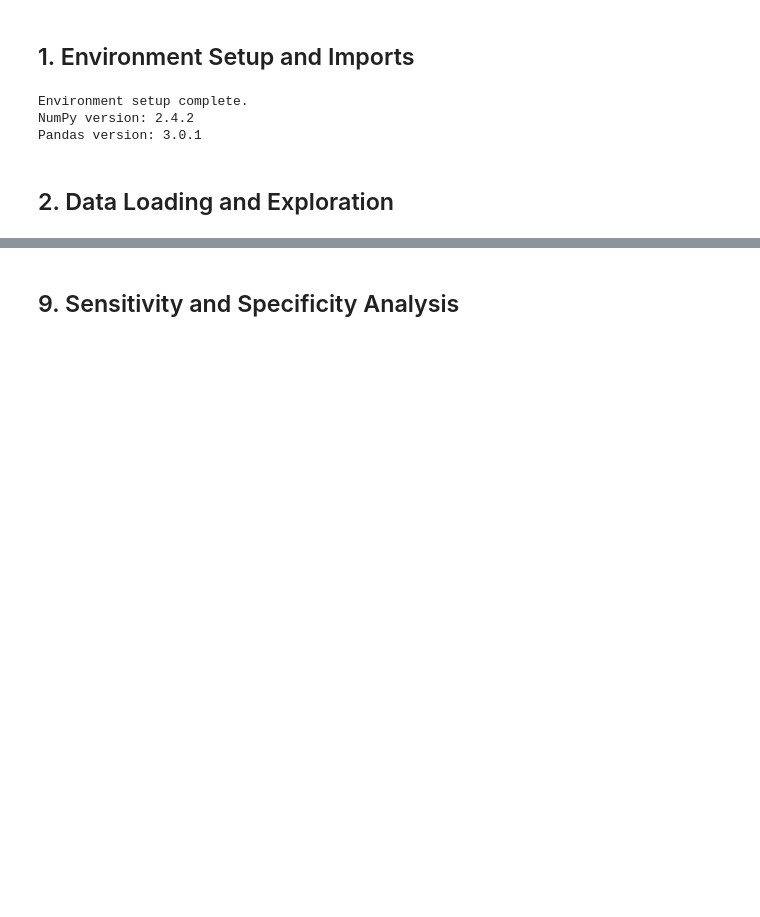
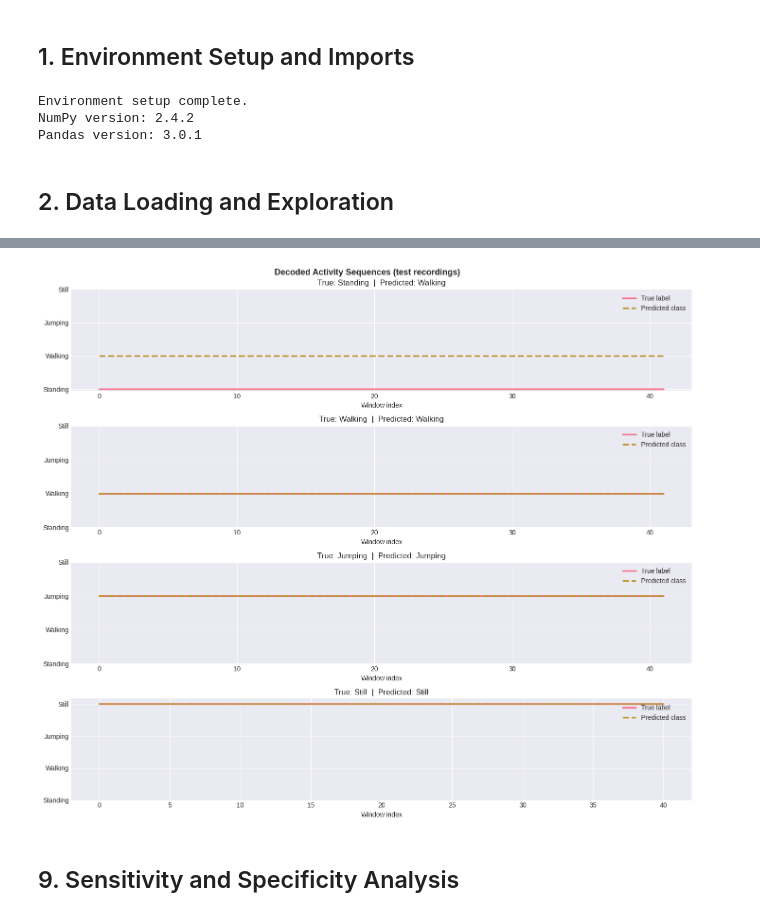
Before and after one commit to Mugisha-isaac/Human-Activities-State, a Jupyter notebook: notebooks/activity_recognition_hmm.ipynb, the cells around one changed output, grey strips where cells are left out. Drawn from its saved outputs; the diff is of its cells as text; code cells hidden in the pictures; blank space fills up the shorter version.

```diff
--- a/notebooks/activity_recognition_hmm.ipynb
+++ b/notebooks/activity_recognition_hmm.ipynb
@@ -940,3 +968,36 @@ print(f"Sample Performance: {matches}/{len(y_sample)} correct ({100*matches/len(
+# %%
+# Visualise decoded sequence for a few test files
+n_show = min(4, len(test_sequences))
+
+fig, axes = plt.subplots(n_show, 1, figsize=(14, 3 * n_show))
+if n_show == 1:
+    axes = [axes]
+
+for ax, (X, true_lbl) in zip(axes, test_sequences[:n_show]):
+    # Find best class
+    best_lbl, best_lp = None, -np.inf
+    best_path = None
+    for lbl, hmm in hmm_models.items():
+        path, lp = hmm.viterbi_decode(X)
+        if lp > best_lp:
+            best_lp, best_lbl, best_path = lp, lbl, path
+
+    t = np.arange(X.shape[0])
+    ax.step(t, np.full_like(t, true_lbl, dtype=float), label='True label',
+            linewidth=2.5, where='mid')
+    ax.step(t, np.full_like(t, best_lbl, dtype=float), label='Predicted class',
+            linewidth=2.5, linestyle='--', where='mid')
+    ax.set_yticks(sorted(activity_names))
+    ax.set_yticklabels([activity_names[k] for k in sorted(activity_names)])
+    ax.set_xlabel('Window index')
+    ax.set_title(f'True: {activity_names[true_lbl]}  |  Predicted: {activity_names[best_lbl]}')
+    ax.legend(loc='upper right')
+
+plt.suptitle('Decoded Activity Sequences (test recordings)', fontsize=13, fontweight='bold')
+plt.tight_layout()
+plt.show()
+# %% [output]
+[figure, added]
 # %% [markdown]
 ## 9. Sensitivity and Specificity Analysis
 # %%
```
Also changed, not shown: parts of 42 cells of this notebook.
